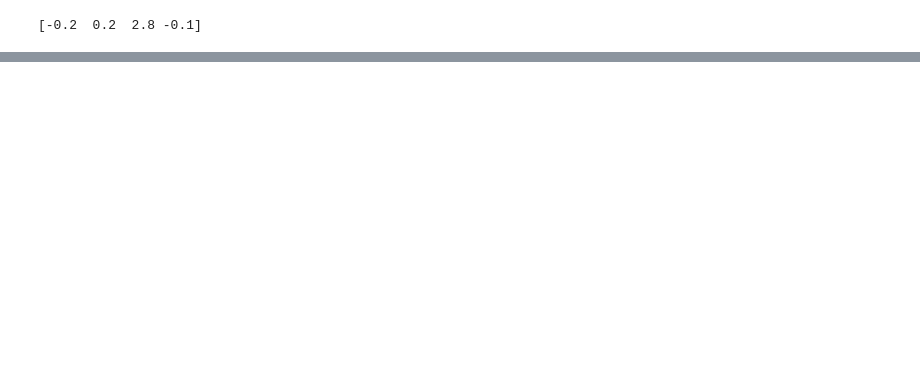
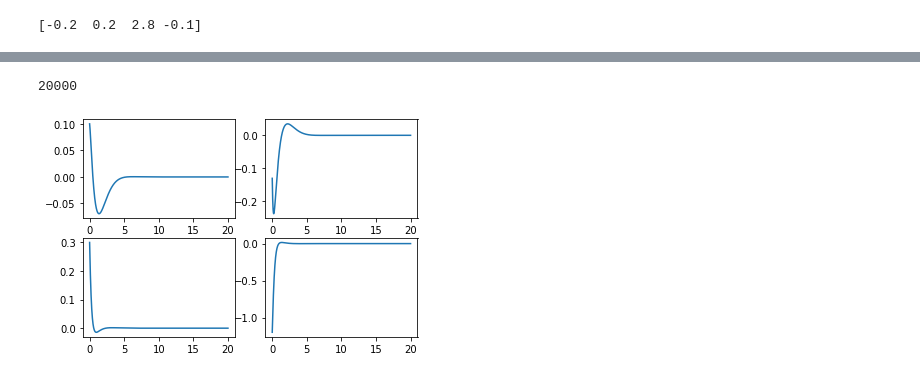
Before and after one commit to LouKordos/jupyter_notebooks, a Jupyter notebook: cart-pole.ipynb, the cells around one changed output, grey strips where cells are left out. Saved outputs shown, nothing was run; the diff lists cells and outputs as text; code cells hidden in the pictures; blank space fills up the shorter version.

```diff
--- a/cart-pole.ipynb
+++ b/cart-pole.ipynb
@@ -789,0 +931,18 @@ Image(url = "https://miro.medium.com/max/4365/1*TMZEwugeC5wlHdITbdmQ5A.png")
+# %%
+x_actual_plot = []
+xd_actual_plot = []
+theta_actual_plot = []
+thetad_actual_plot = []
+
+for i in x_actual:
+    x_actual_plot.append(i[0])
+    xd_actual_plot.append(i[1])
+    theta_actual_plot.append(i[2])
+    thetad_actual_plot.append(i[3])
+
+print(len(x_actual_plot))
+
+plot_states(np.arange(0, test_length, test_dt), [x_actual_plot, xd_actual_plot, theta_actual_plot, thetad_actual_plot])
+# %% [output]
+20000
+[figure, added]
```
Also changed, not shown: parts of 14 cells of this notebook.
